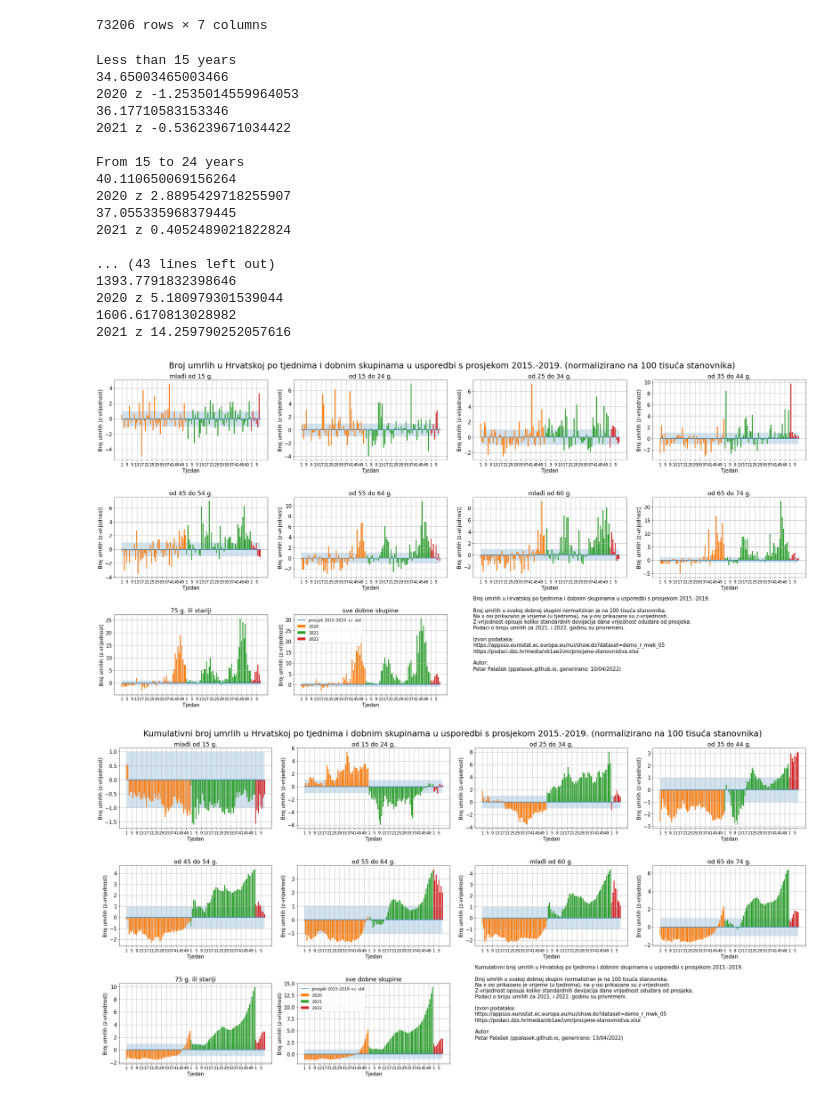
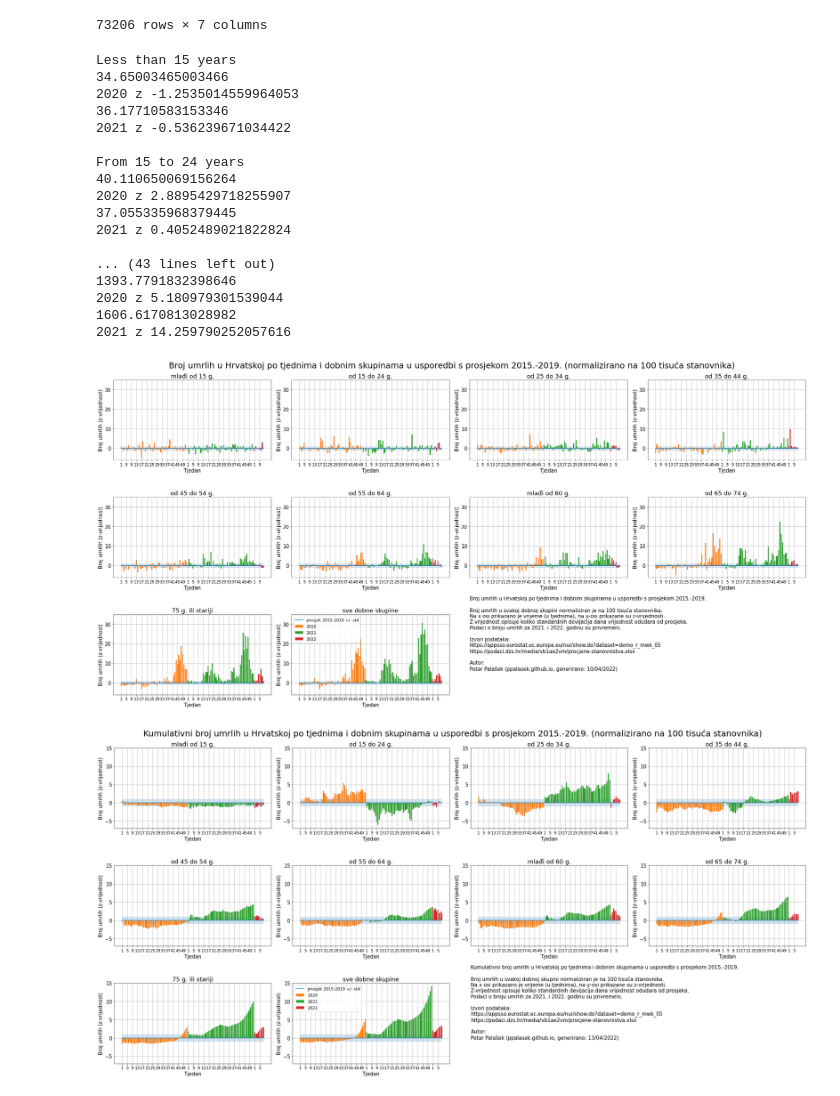
Before and after one commit to ppalasek/croatia_excess_deaths, a Jupyter notebook: excess_deaths_per_100k.ipynb, the cells around one changed output. Drawn from its saved outputs; the diff is of its cells as text; code cells hidden in the pictures.

Commit message:
same y axis

```diff
--- a/excess_deaths_per_100k.ipynb
+++ b/excess_deaths_per_100k.ipynb
@@ -73,6 +73,8 @@ data
 73206 rows × 7 columns
 # %%
 group_maps = {}
+
+same_y_axis = True
 
 %matplotlib inline
 
@@ -342,6 +344,9 @@ for i, age_group in enumerate(sorted_age_groups):
 
     axs[r, c].set_title(age_group_hr)
 
+    if same_y_axis:
+        axs[r, c].set_ylim(-6, 35)
+
 
     total_2020 = sum(per_week_2020)
     print(total_2020)
@@ -383,6 +388,9 @@ for i, age_group in enumerate(sorted_age_groups):
 
     axs_cumul[r, c].set_title(age_group_hr)
 
+    if same_y_axis:
+        axs_cumul[r, c].set_ylim(-7, 15)
+
 
 axs[r, c].legend()
 
@@ -401,8 +409,12 @@ plt.figure(fig.number)
 plt.suptitle('Broj umrlih u Hrvatskoj po tjednima i dobnim skupinama u usporedbi s prosjekom 2015.-2019. (normalizirano na 100 tisuća stanovnika)', fontsize=25)
 
 
+note = ''
+if same_y_axis:
+    note = '_same_y'
+
 plt.tight_layout()
-plt.savefig('img/cro_excess_all_z_score.png', dpi=100, transparent=False, bbox_inches='tight', facecolor='white')
+plt.savefig('img/cro_excess_all_z_score.png{}.png'.format(note), dpi=100, transparent=False, bbox_inches='tight', facecolor='white')
 
 
 
@@ -418,33 +430,34 @@ for ax in axs_cumul[-1, -2:]:
 ax_text = fig_cumul.add_subplot(gs_cumul[2, 2:])
 
 ax_text.text(0, 0.3, 'Kumulativni broj umrlih u Hrvatskoj po tjednima i dobnim skupinama u usporedbi s prosjekom 2015.-2019.\n\nBroj umrlih u svakoj dobnoj skupini normaliziran je na 100 tisuća stanovnika.\nNa x osi prikazano je vrijeme (u tjednima), na y-osi prikazane su z-vrijednosti.\nZ-vrijednost opisuje koliko standardnih devijacija dana vrijednost odudara od prosjeka.\nPodaci o broju umrlih za 2021. i 2022. godinu su privremeni.\n\nIzvori podataka:\nhttps://appsso.eurostat.ec.europa.eu/nui/show.do?dataset=demo_r_mwk_05\nhttps://podaci.dzs.hr/media/vb1ae2vm/procjene-stanovnistva.xlsx\n\nAutor:\nPetar Palašek (ppalasek.github.io, generirano: 13/04/2022)')
 ax_text.axis('off')
 
 
 plt.suptitle('Kumulativni broj umrlih u Hrvatskoj po tjednima i dobnim skupinama u usporedbi s prosjekom 2015.-2019. (normalizirano na 100 tisuća stanovnika)', fontsize=25)
 
 
+
 plt.tight_layout()
-plt.savefig('img/cro_excess_all_z_score_cumul.png', dpi=100, transparent=False, bbox_inches='tight', facecolor='white')
+plt.savefig('img/cro_excess_all_z_score_cumul{}.png'.format(note), dpi=100, transparent=False, bbox_inches='tight', facecolor='white')
 
 plt.show()
 # %% [output]
 Less than 15 years
 34.65003465003466
 2020 z -1.2535014559964053
 36.17710583153346
 2021 z -0.536239671034422
 
 From 15 to 24 years
 40.110650069156264
 2020 z 2.8895429718255907
 37.055335968379445
 2021 z 0.4052489021822824
 
 ... (43 lines left out)
 1393.7791832398646
 2020 z 5.180979301539044
 1606.6170813028982
 2021 z 14.259790252057616
-[figure, old version]
+[figure, new version]
-[figure, old version]
+[figure, new version]
```
Also changed, not shown: 2 other files.
